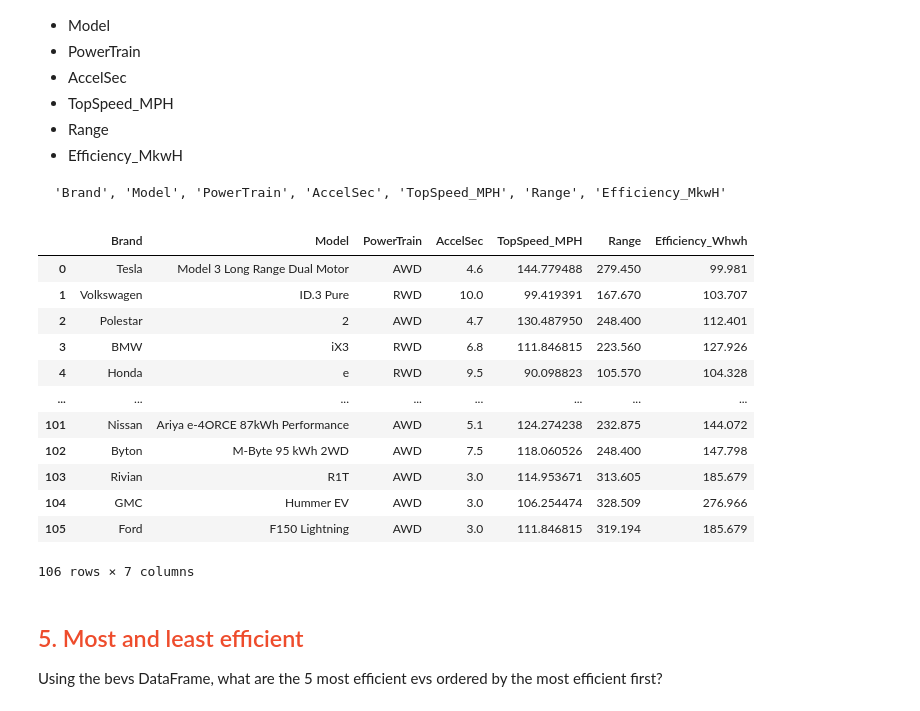
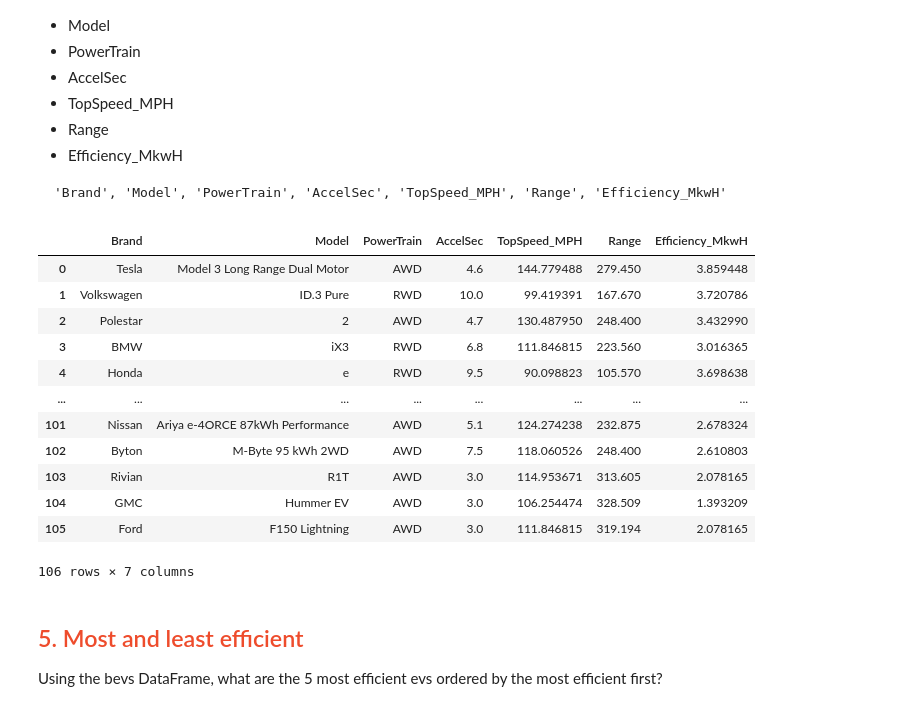
Before and after one commit to Cpt0988/Ml-class, a Jupyter notebook: lab/Charles_Taylor__pandas.ipynb, the cells around one changed output. Drawn from its saved outputs; the diff is of its cells as text; code cells hidden in the pictures.

````diff
--- a/lab/Charles_Taylor__pandas.ipynb
+++ b/lab/Charles_Taylor__pandas.ipynb
@@ -1068,7 +1068,7 @@ c[:10]
 
 The DataFrame has a column `Efficiency_WhKm` which indicates how many watt hours does it take to go one kilometer. One common measure of efficieny is how many miles can you go on one kilowatt hour (kwH). So please add this column to the DataFrame. (The Tesla Model 3 Standard Range Plus should have an efficiency of around 4 miles per kilowatt hour.)
 # %%
-c['Efficiency_mikwH']=621.371192/c['Efficiency_WhKm']
+c['Efficiency_MkwH']=621.371192/c['Efficiency_WhKm']
 c
 # %% [output]
 |  | Brand | Model | AccelSec | TopSpeed_KmH | Range_Km | Efficiency_WhKm | FastCharge_KmH | RapidCharge | ... |
@@ -1102,20 +1102,20 @@ Create a new DataFrame, `bevs` (battery electric vehicles as opposed to PHEVs) t
 ```
 # %%
 bevs= c
-bevs[['Brand', 'Model', 'PowerTrain', 'AccelSec', 'TopSpeed_MPH', 'Range', 'Efficiency_Whwh']]
+bevs[['Brand', 'Model', 'PowerTrain', 'AccelSec', 'TopSpeed_MPH', 'Range', 'Efficiency_MkwH']]
 # %% [output]
-|  | Brand | Model | PowerTrain | AccelSec | TopSpeed_MPH | Range | Efficiency_Whwh |
-| 0 | Tesla | Model 3 Long Range Dual Motor | AWD | 4.6 | 144.779488 | 279.450 | 99.981 |
-| 1 | Volkswagen | ID.3 Pure | RWD | 10.0 | 99.419391 | 167.670 | 103.707 |
-| 2 | Polestar | 2 | AWD | 4.7 | 130.487950 | 248.400 | 112.401 |
-| 3 | BMW | iX3 | RWD | 6.8 | 111.846815 | 223.560 | 127.926 |
-| 4 | Honda | e | RWD | 9.5 | 90.098823 | 105.570 | 104.328 |
+|  | Brand | Model | PowerTrain | AccelSec | TopSpeed_MPH | Range | Efficiency_MkwH |
+| 0 | Tesla | Model 3 Long Range Dual Motor | AWD | 4.6 | 144.779488 | 279.450 | 3.859448 |
+| 1 | Volkswagen | ID.3 Pure | RWD | 10.0 | 99.419391 | 167.670 | 3.720786 |
+| 2 | Polestar | 2 | AWD | 4.7 | 130.487950 | 248.400 | 3.432990 |
+| 3 | BMW | iX3 | RWD | 6.8 | 111.846815 | 223.560 | 3.016365 |
+| 4 | Honda | e | RWD | 9.5 | 90.098823 | 105.570 | 3.698638 |
 | ... | ... | ... | ... | ... | ... | ... | ... |
-| 101 | Nissan | Ariya e-4ORCE 87kWh Performance | AWD | 5.1 | 124.274238 | 232.875 | 144.072 |
-| 102 | Byton | M-Byte 95 kWh 2WD | AWD | 7.5 | 118.060526 | 248.400 | 147.798 |
-| 103 | Rivian | R1T | AWD | 3.0 | 114.953671 | 313.605 | 185.679 |
-| 104 | GMC | Hummer EV | AWD | 3.0 | 106.254474 | 328.509 | 276.966 |
-| 105 | Ford | F150 Lightning | AWD | 3.0 | 111.846815 | 319.194 | 185.679 |
+| 101 | Nissan | Ariya e-4ORCE 87kWh Performance | AWD | 5.1 | 124.274238 | 232.875 | 2.678324 |
+| 102 | Byton | M-Byte 95 kWh 2WD | AWD | 7.5 | 118.060526 | 248.400 | 2.610803 |
+| 103 | Rivian | R1T | AWD | 3.0 | 114.953671 | 313.605 | 2.078165 |
+| 104 | GMC | Hummer EV | AWD | 3.0 | 106.254474 | 328.509 | 1.393209 |
+| 105 | Ford | F150 Lightning | AWD | 3.0 | 111.846815 | 319.194 | 2.078165 |
 106 rows × 7 columns
 # %% [markdown]
 ## <font color='#EE4C2C'>5. Most and least efficient</font>
````
Also changed, not shown: parts of 3 cells of this notebook.
